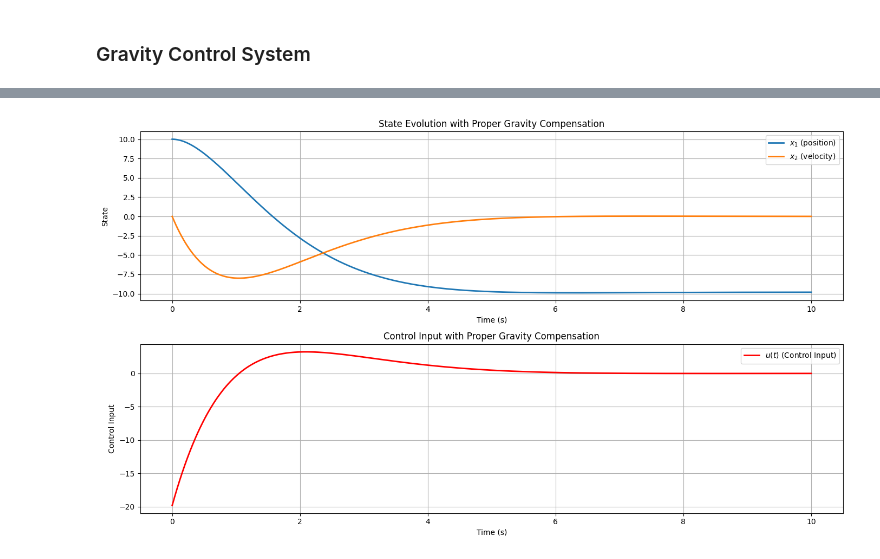
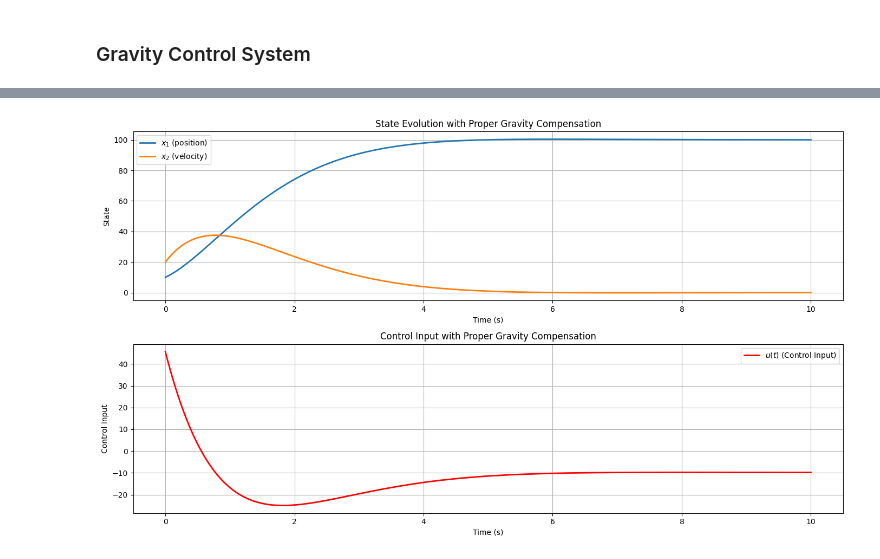
Before and after one commit to kar7mp5/Orbital_Attitude_Control, a Jupyter notebook: notebooks/minimum_energy.ipynb, the cells around one changed output, grey strips where cells are left out. Drawn from its saved outputs; the diff is of its cells as text; code cells hidden in the pictures.

```diff
--- a/notebooks/minimum_energy.ipynb
+++ b/notebooks/minimum_energy.ipynb
@@ -92,7 +94,7 @@ B = np.array([[0],
 
 # Initial state and final state
 x0 = np.array([2, 50])  # Initial state
-xf = np.array([100, 0])  # Final state
+xf = np.array([10, 0])  # Final state
 T = 10.0  # Final time
 
 # Compute Gram matrix for minimum energy control with adjusted weighting
@@ -416,8 +346,8 @@ P = solve_continuous_are(A, B, Q, R)
 K = np.linalg.inv(R) @ B.T @ P
 
 # Initial and final states
-x0 = np.array([10, 0])  # Initial state (position 10, velocity 0)
-xf = np.array([0, 0])   # Final state (goal: position 0, velocity 0)
+x0 = np.array([10, 20])  # Initial state (position 10, velocity 0)
+xf = np.array([100, 0])   # Final state (goal: position 0, velocity 0)
 
 # System dynamics with gravity compensation
 def system_dynamics(t, x):
@@ -425,7 +355,7 @@ def system_dynamics(t, x):
     Compute the system dynamics with gravity compensation.
     """
     u = -K @ (x - xf)  # Control input
-    return A @ x + B @ (u - m * g)
+    return A @ x + B @ u
 
 # Simulate the system
 t_span = (0, 10)
@@ -433,31 +363,31 @@ t_eval = np.linspace(0, 10, 1000)
 sol = solve_ivp(system_dynamics, t_span, x0, t_eval=t_eval)
 
 # Compute control inputs
 control_inputs = np.array([-K @ (sol.y[:, i] - xf) - m * g for i in range(sol.y.shape[1])])
 
 # Visualization
 plt.figure(figsize=(14, 8))
 
 # State evolution
 plt.subplot(2, 1, 1)
 plt.plot(sol.t, sol.y[0, :], label=r"$x_1$ (position)", linewidth=2)
 plt.plot(sol.t, sol.y[1, :], label=r"$x_2$ (velocity)", linewidth=2)
 plt.xlabel("Time (s)")
 plt.ylabel("State")
 plt.title("State Evolution with Proper Gravity Compensation")
 plt.legend()
 plt.grid()
 
 # Control input
 plt.subplot(2, 1, 2)
 plt.plot(sol.t, control_inputs, label=r"$u(t)$ (Control Input)", color="red", linewidth=2)
 plt.xlabel("Time (s)")
 plt.ylabel("Control Input")
 plt.title("Control Input with Proper Gravity Compensation")
 plt.legend()
 plt.grid()
 
 plt.tight_layout()
 plt.show()
 # %% [output]
-[figure, old version]
+[figure, new version]
```
Also changed, not shown: parts of 4 cells of this notebook.
